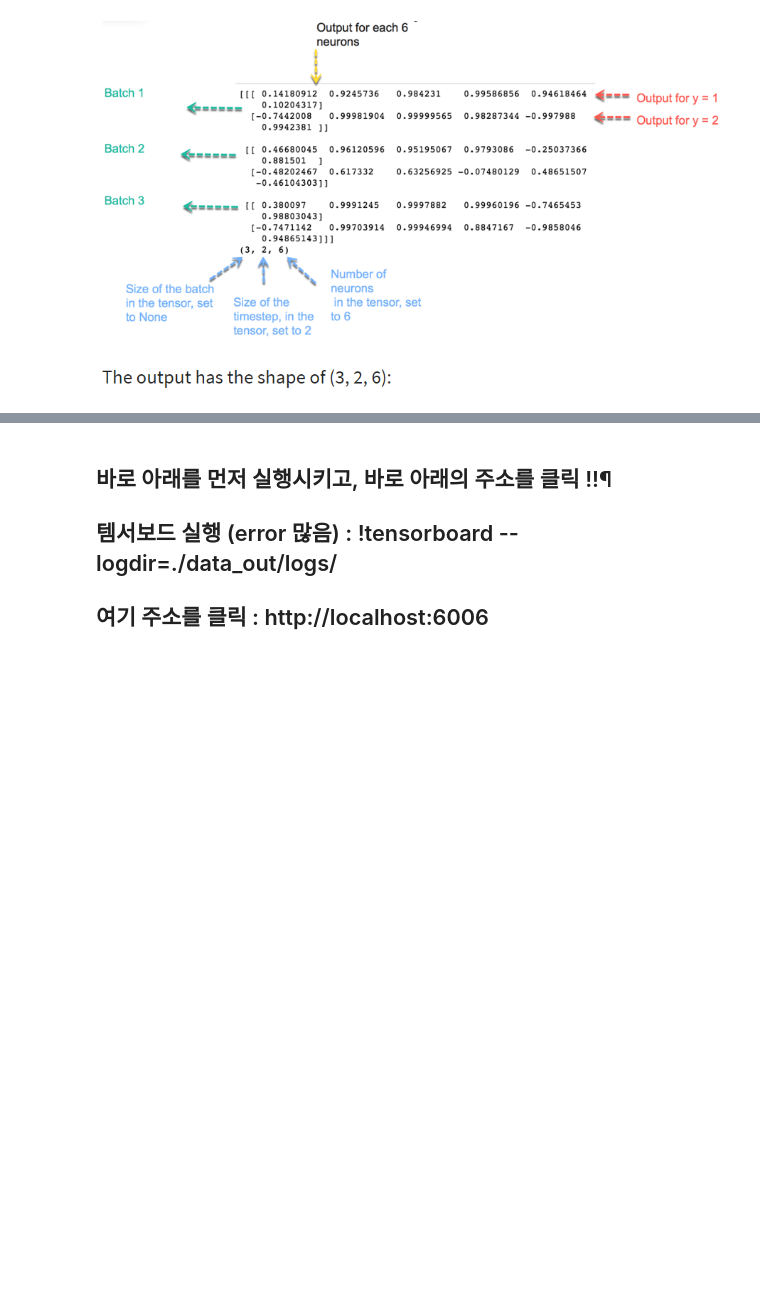
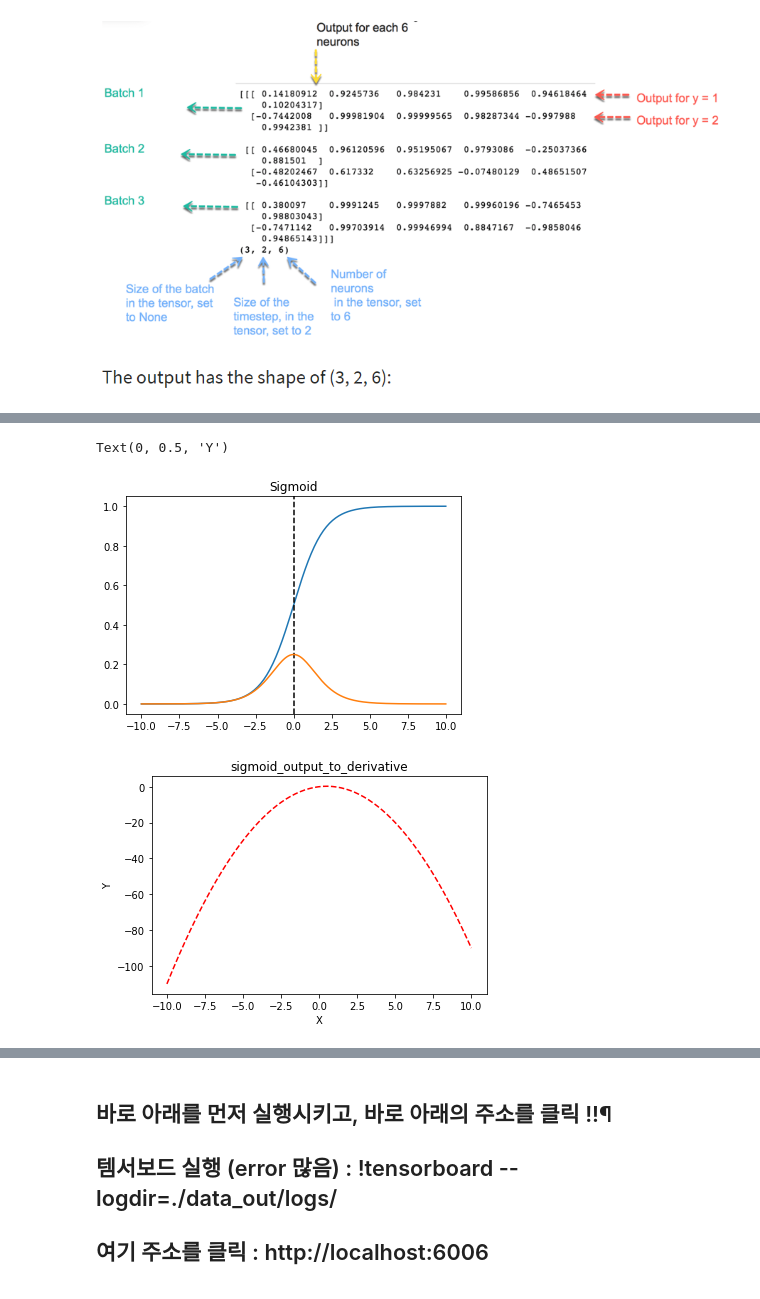
Before and after one commit to ds3mbc-snu/ds3mbc-snu.github.io, a Jupyter notebook: TF-Keras_CHATBOT/U3.TF-Keras_RnnLstmGru.ipynb, the cells around one changed output, grey strips where cells are left out. Cells and saved outputs as stored; diff of their text form; code cells hidden in the pictures; blank space fills up the shorter version.

```diff
--- a/TF-Keras_CHATBOT/U3.TF-Keras_RnnLstmGru.ipynb
+++ b/TF-Keras_CHATBOT/U3.TF-Keras_RnnLstmGru.ipynb
@@ -498,0 +831,24 @@ https://ratsgo.github.io/natural%20language%20processing/2017/03/09/rnnlstm/
+# %%
+import matplotlib.pyplot as plt
+%matplotlib inline
+
+x = np.linspace(-10, 10, 200)
+plt.figure(1)
+plt.plot(x, sigmoid(x))
+plt.axvline(x=0, color='k', linestyle='--');
+plt.plot(x, sigmoid_derivative(x))
+plt.title("Sigmoid");
+
+#####
+
+
+plt.figure(2)
+x = np.linspace(-10, 10, 200)
+plt.plot(x, sigmoid_output_to_derivative(x), color = 'r', linestyle='--')
+plt.title("sigmoid_output_to_derivative")
+plt.xlabel("X")
+plt.ylabel("Y")
+# %% [output]
+Text(0, 0.5, 'Y')
+[figure, added]
+[figure, added]
```
Also changed, not shown: parts of 31 cells of this notebook, 2 other files.
